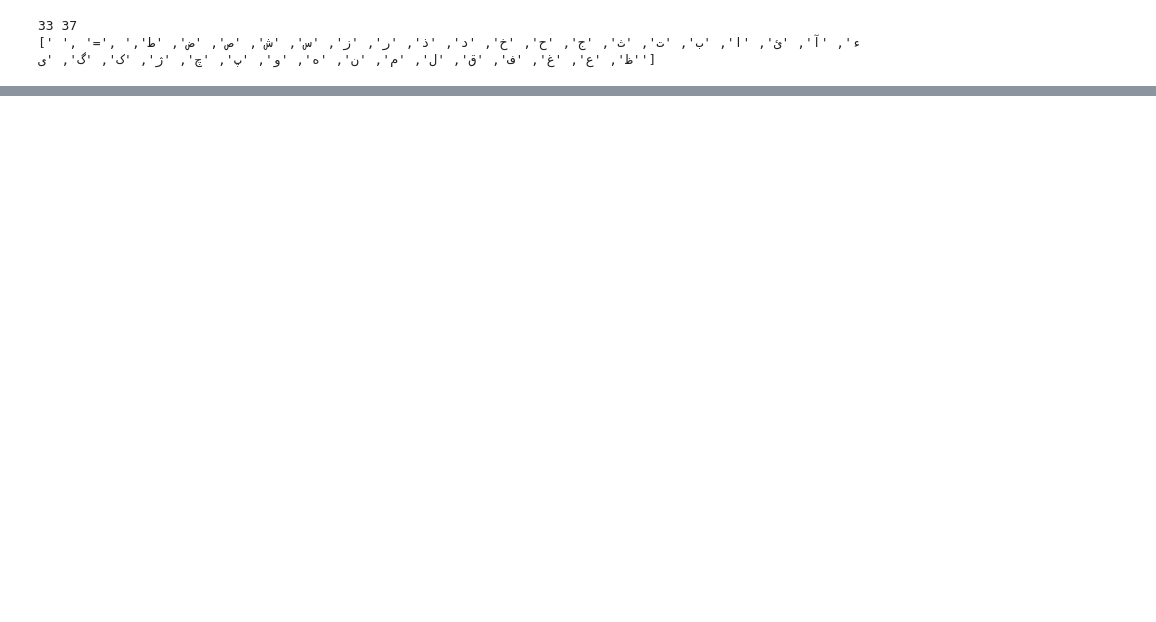
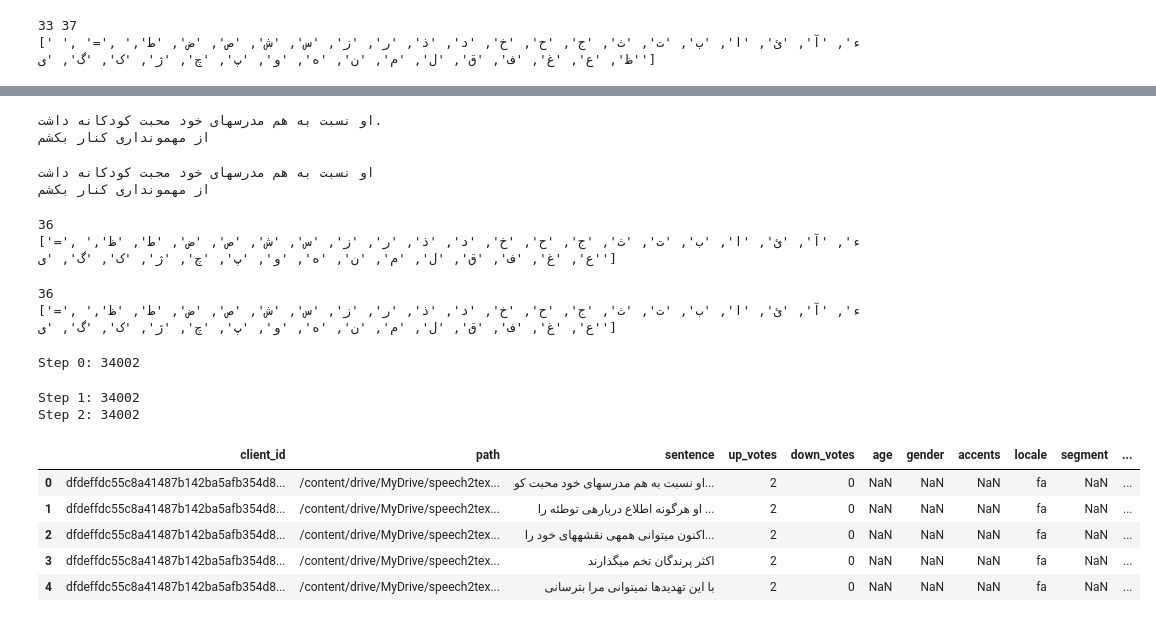
Before and after one commit to azadkhah/speech2text, a Jupyter notebook: ASR.ipynb, the cells around one changed output, grey strips where cells are left out. Cells and saved outputs as stored; diff of their text form; code cells hidden in the pictures; blank space fills up the shorter version.

```diff
--- a/ASR.ipynb
+++ b/ASR.ipynb
@@ -186,0 +297,15 @@ dev.tsv  other.tsv        test.tsv      validated.tsv
+# %%
+import torchaudio
+import librosa
+import IPython.display as ipd
+import numpy as np
+
+sample = train_df.iloc[np.random.randint(0, len(train_df))]
+
+path = sample["path"]
+print(sample["sentence"], "\n")
+speech = torchaudio.load(path)
+speech = speech[0].numpy().squeeze()
+
+speech = librosa.resample(np.asarray(speech), 48_000, 16_000)
+ipd.Audio(data=np.asarray(speech), autoplay=True, rate=16000)
@@ -285,0 +531,6 @@ print(test_df.shape)
+# %%
+print(common_voice_train[0]["sentence"])
+print(common_voice_test[0]["sentence"])
+# %% [output]
+او نسبت به هم مدرسهای خود محبت کودکانه داشت.
+از مهمونداری کنار بکشم
@@ -285,0 +541,6 @@ print(test_df.shape)
+# %%
+print(common_voice_train[0]["sentence"])
+print(common_voice_test[0]["sentence"])
+# %% [output]
+او نسبت به هم مدرسهای خود محبت کودکانه داشت
+از مهمونداری کنار بکشم
@@ -285,0 +555,16 @@ print(test_df.shape)
+# %%
+vocab_list = list(sorted(set(vocab_train["vocab"][0]) | set(vocab_test["vocab"][0])))
+vocab_list = [vocab for vocab in vocab_list if vocab not in [" ", "\u0307"]]
+print(len(vocab_list))
+print(vocab_list)
+# %% [output]
+36
+['=', 'ء', 'آ', 'ئ', 'ا', 'ب', 'ت', 'ث', 'ج', 'ح', 'خ', 'د', 'ذ', 'ر', 'ز', 'س', 'ش', 'ص', 'ض', 'ط', 'ظ', 'ع', 'غ', 'ف', 'ق', 'ل', 'م', 'ن', 'ه', 'و', 'پ', 'چ', 'ژ', 'ک', 'گ', 'ی']
+# %%
+vocab_list = list(sorted(set(vocab_train["vocab"][0]) | set(vocab_test["vocab"][0])))
+vocab_list = [vocab for vocab in vocab_list if vocab not in [" ", "\u0307"]]
+print(len(vocab_list))
+print(vocab_list)
+# %% [output]
+36
+['=', 'ء', 'آ', 'ئ', 'ا', 'ب', 'ت', 'ث', 'ج', 'ح', 'خ', 'د', 'ذ', 'ر', 'ز', 'س', 'ش', 'ص', 'ض', 'ط', 'ظ', 'ع', 'غ', 'ف', 'ق', 'ل', 'م', 'ن', 'ه', 'و', 'پ', 'چ', 'ژ', 'ک', 'گ', 'ی']
@@ -285,0 +577,35 @@ print(test_df.shape)
+# %%
+train_df = pd.concat([
+    pd.read_csv(f"{abs_path_to_data}/train.tsv", sep="\t"),
+    pd.read_csv(f"{abs_path_to_data}/dev.tsv", sep="\t")
+])
+_train_df = train_df.copy()
+total_records = len(train_df)
+train_df["id"] = range(0, total_records)
+print(f"Step 0: {len(train_df)}")
+
+train_df["path"] = abs_path_to_data + "/clips/" + train_df["path"]
+train_df["status"] = train_df["path"].apply(lambda path: True if os.path.exists(path) else None)
+train_df = train_df.dropna(subset=["path"])
+train_df = train_df.drop("status", 1)
+print(f"Step 1: {len(train_df)}")
+
+train_df["sentence"] = train_df["sentence"].apply(lambda t: normalizer(t))
+train_df = train_df.dropna(subset=["sentence"])
+print(f"Step 2: {len(train_df)}")
+
+term_a = set(list(range(0, total_records)))
+term_b = set(train_df["id"].values.tolist())
+removed_items_train = [_train_df.iloc[index]["path"] for index in list(term_a - term_b)]
+train_df = train_df.reset_index(drop=True)
+train_df.head()
+# %% [output]
+Step 0: 34002
+Step 1: 34002
+Step 2: 34002
+|  | client_id | path | sentence | up_votes | down_votes | age | gender | accents | locale | segment | ... |
+| 0 | dfdeffdc55c8a41487b142ba5afb354d8... | /content/drive/MyDrive/speech2tex... | او نسبت به هم مدرسهای خود محبت کو... | 2 | 0 | NaN | NaN | NaN | fa | NaN | ... |
+| 1 | dfdeffdc55c8a41487b142ba5afb354d8... | /content/drive/MyDrive/speech2tex... | او هرگونه اطلاع دربارهی توطئه را ... | 2 | 0 | NaN | NaN | NaN | fa | NaN | ... |
+| 2 | dfdeffdc55c8a41487b142ba5afb354d8... | /content/drive/MyDrive/speech2tex... | اکنون میتوانی همهی نقشههای خود را... | 2 | 0 | NaN | NaN | NaN | fa | NaN | ... |
+| 3 | dfdeffdc55c8a41487b142ba5afb354d8... | /content/drive/MyDrive/speech2tex... | اکثر پرندگان تخم میگذارند | 2 | 0 | NaN | NaN | NaN | fa | NaN | ... |
+| 4 | dfdeffdc55c8a41487b142ba5afb354d8... | /content/drive/MyDrive/speech2tex... | با این تهدیدها نمیتوانی مرا بترسانی | 2 | 0 | NaN | NaN | NaN | fa | NaN | ... |
```
Also changed, not shown: parts of 35 cells of this notebook.
